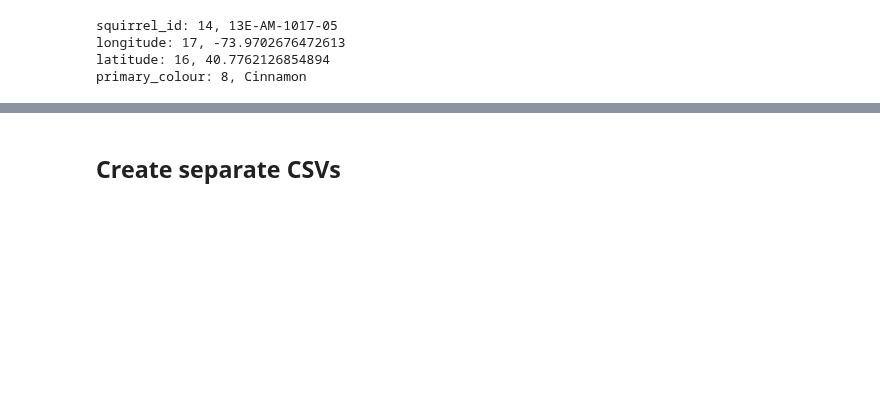
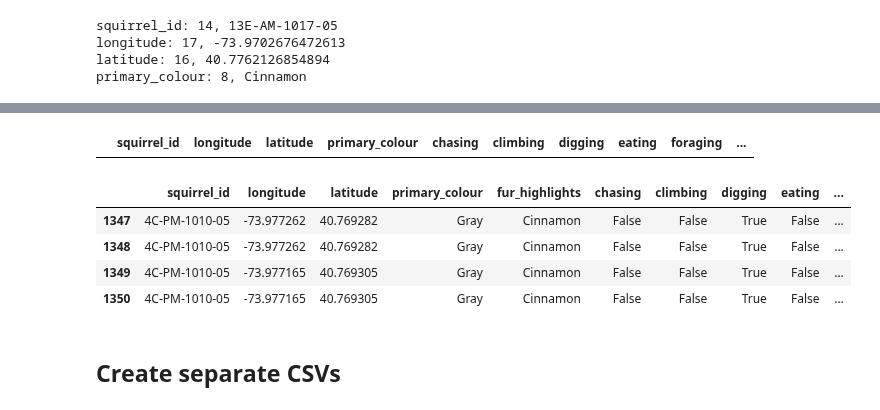
Before and after one commit to alyssahondrade/we-the-new-york-city-squirrels, a Jupyter notebook: squirrel_cleaning.ipynb, the cells around one changed output, grey strips where cells are left out. Cells and saved outputs as stored; diff of their text form; code cells hidden in the pictures; blank space fills up the shorter version.

```diff
--- a/squirrel_cleaning.ipynb
+++ b/squirrel_cleaning.ipynb
@@ -1359,3 +1395,15 @@ Length: 2119, dtype: int64
+# %%
+combined_df[combined_df['squirrel_id'].duplicated() == True]
+# %% [output]
+|  | squirrel_id | longitude | latitude | primary_colour | chasing | climbing | digging | eating | foraging | ... |
+# %%
+s2018_clean[s2018_clean['squirrel_id'] == "4C-PM-1010-05"] # All duplicates from the 2018 dataset
+# %% [output]
+|  | squirrel_id | longitude | latitude | primary_colour | fur_highlights | chasing | climbing | digging | eating | ... |
+| 1347 | 4C-PM-1010-05 | -73.977262 | 40.769282 | Gray | Cinnamon | False | False | True | False | ... |
+| 1348 | 4C-PM-1010-05 | -73.977262 | 40.769282 | Gray | Cinnamon | False | False | True | False | ... |
+| 1349 | 4C-PM-1010-05 | -73.977165 | 40.769305 | Gray | Cinnamon | False | False | True | False | ... |
+| 1350 | 4C-PM-1010-05 | -73.977165 | 40.769305 | Gray | Cinnamon | False | False | True | False | ... |
 # %% [markdown]
 ## Create separate CSVs
 # %%
```
Also changed, not shown: parts of 19 cells of this notebook, 4 other files.
